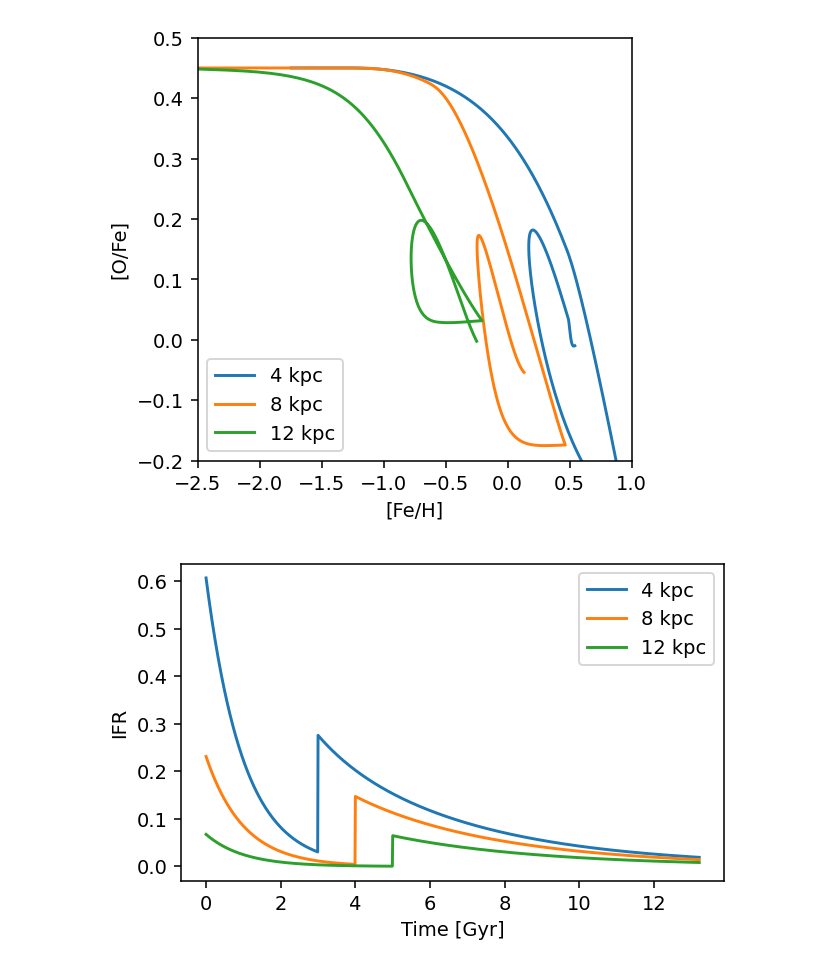
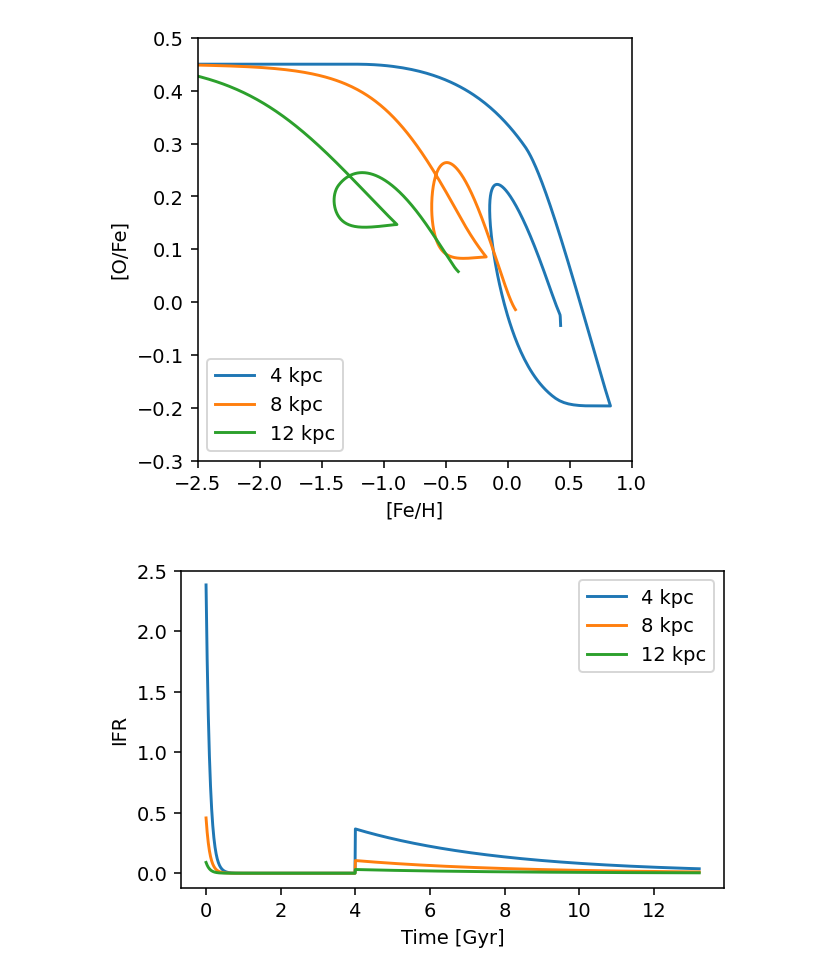
Before and after one commit to lodubay/galactic-dtd, a Jupyter notebook: notebooks/twoinfall.ipynb, the cells around one changed output. Saved outputs shown, nothing was run; the diff lists cells and outputs as text; code cells hidden in the pictures.

Commit message:
experimentation with twoinfall

```diff
--- a/notebooks/twoinfall.ipynb
+++ b/notebooks/twoinfall.ipynb
@@ -28,7 +28,8 @@ from vice.yields.presets import JW20
 # print(vice.yields.ccsne.settings['o'])
 # %%
 def second_onset(radius):
-    return 2 + radius / 4
+    return 4
+    # return 2 + radius / 4
 # %%
 class exponential:
     def __init__(self, timescale=1, coeff=1):
@@ -43,6 +44,7 @@ class twoinfall:
                  second_onset=second_onset, thin_scale=THIN_DISK_SCALE_RADIUS,
                  thick_scale=THICK_DISK_SCALE_RADIUS):
         thin_to_thick = m.exp(radius * (1 / thick_scale - 1 / thin_scale))
+        thin_to_thick /= THICK_TO_THIN_RATIO
         self.second_onset = second_onset(radius)
         self.first = exponential(
             timescale = first_timescale,
@@ -71,8 +73,8 @@ class twoinfall_gradient(twoinfall):
     def __init__(self, radius, dr=ZONE_WIDTH, **kwargs):
         super().__init__(radius, **kwargs)
         area = m.pi * ((radius + dr)**2 - radius**2)
-        self.first.coeff *= area * gradient(radius)
-        self.second.coeff *= area * gradient(radius)
+        self.first.coeff *= gradient(radius)
+        self.second.coeff *= gradient(radius)
 # %%
 class twoinfall_tau_star(J21_sf_law):
     def __init__(self, radius, dr=ZONE_WIDTH, mode="ifr", second_onset=second_onset, **kwargs):
@@ -121,37 +123,37 @@ class twoinfall_inflow_metallicity:
 # %%
 for galr in [4, 8, 12]:
     sz = vice.singlezone(
         name=str(OUTPUT_DIR / f'twoinfall{galr:02d}'),
-        func=twoinfall_gradient(galr, first_timescale=0.1, second_timescale=3),
+        func=twoinfall_gradient(galr, first_timescale=0.1, second_timescale=4),
         tau_star=twoinfall_tau_star(galr),
         mode='ifr',
         eta=vice.milkyway.default_mass_loading(galr),
         Mg0=0,
         elements=('fe', 'o'),
         dt=DT,
         recycling='continuous',
         RIa=exponential(timescale=1.5),
         delay=0.04,
         schmidt=False,
-        Zin={},
-        Z_solar = 0.014
+        # Zin={},
+        # Z_solar = 0.014
     )
-    sz.Zin['fe'] = twoinfall_inflow_metallicity(galr, second_infall_feh=-1.5)
-    sz.Zin['o'] = twoinfall_inflow_metallicity(galr, second_infall_feh=-0.5)
+    # sz.Zin['fe'] = twoinfall_inflow_metallicity(galr, second_infall_feh=-1.5)
+    # sz.Zin['o'] = twoinfall_inflow_metallicity(galr, second_infall_feh=-0.5)
     sz.run(SIMTIME, overwrite=True)
 
 fig, ax = plt.subplots(figsize=(4, 4), dpi=140)
 for galr in [4, 8, 12]:
     hist = vice.history(str(OUTPUT_DIR / f'twoinfall{galr:02d}'))
     ax.plot(hist['[fe/h]'], hist['[o/fe]'], label='%s kpc' % galr)
 ax.set_xlim((-2.5, 1))
-ax.set_ylim((-0.2, 0.5))
+ax.set_ylim((-0.3, 0.5))
 ax.set_xlabel('[Fe/H]')
 ax.set_ylabel('[O/Fe]')
 ax.legend()
 plt.show()
 # %% [output]
-[figure, old version]
+[figure, new version]
 # %%
 fig, ax = plt.subplots(figsize=(5, 3), dpi=140)
 for galr in [4, 8, 12]:
@@ -162,7 +164,7 @@ ax.set_ylabel('IFR')
 ax.legend()
 plt.show()
 # %% [output]
-[figure, old version]
+[figure, new version]
 # %%
 fig, ax = plt.subplots(figsize=(5, 3), dpi=140)
 for galr in [4, 8, 12]:
```
Also changed, not shown: parts of 5 cells of this notebook, 9 other files.
